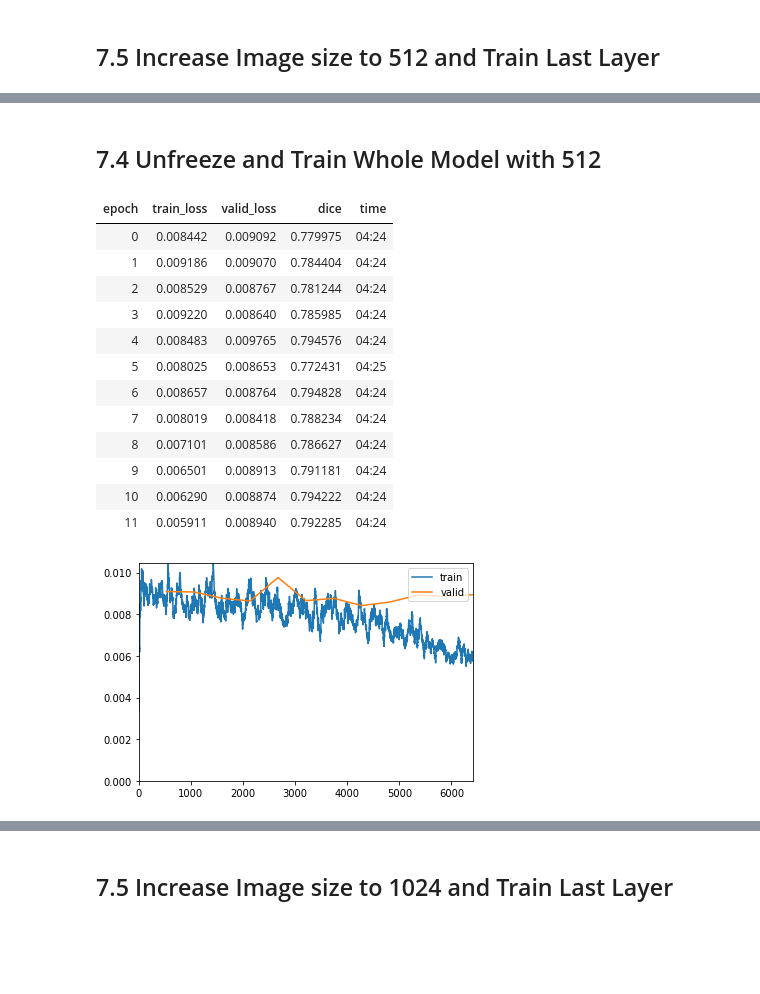
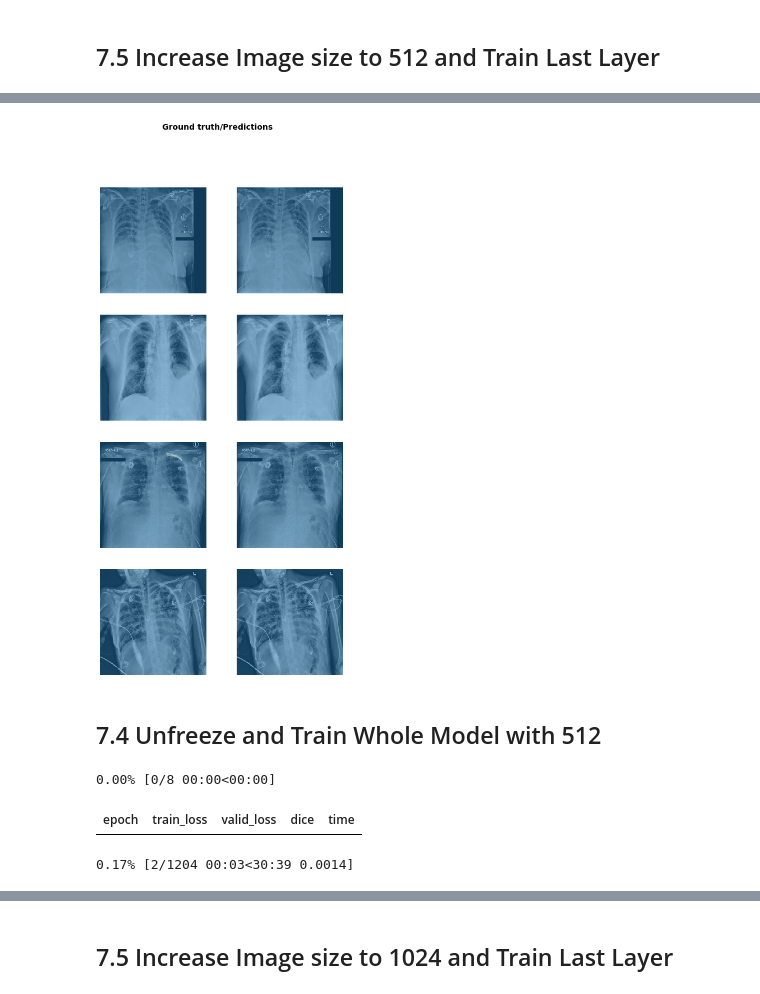
Before and after one commit to gnoparus/bualabs, a Jupyter notebook: nbs/03b-image-segmentation-siim-acr-pneumothorax-segmentation.ipynb, the cells around one changed output, grey strips where cells are left out. Drawn from its saved outputs; the diff is of its cells as text; code cells hidden in the pictures; blank space fills up the shorter version.

```diff
--- a/nbs/03b-image-segmentation-siim-acr-pneumothorax-segmentation.ipynb
+++ b/nbs/03b-image-segmentation-siim-acr-pneumothorax-segmentation.ipynb
@@ -520,7 +563,9 @@ learn.save('03b-unet-resnet34-512-1')
 # %%
 learn.load('03b-unet-resnet34-512-1');
 # %%
-learn.show_results(rows=4, figsize=(7, 16))
+learn.show_results(rows=4, figsize=(8, 16))
+# %% [output]
+[figure, added]
 # %% [markdown]
 ## 7.4 Unfreeze and Train Whole Model with 512
 # %%
@@ -531,22 +576,11 @@ learn.unfreeze()
 # %%
 lr = slice(3e-6, 1e-4)
 # %%
-learn.fit_one_cycle(12, max_lr=lr, wd=1e-3, pct_start=0.7)
+learn.fit_one_cycle(8, max_lr=lr, wd=1e-3, pct_start=0.7)
 # %% [output]
+0.00% [0/8 00:00<00:00]
 | epoch | train_loss | valid_loss | dice | time |
-| 0 | 0.008442 | 0.009092 | 0.779975 | 04:24 |
-| 1 | 0.009186 | 0.009070 | 0.784404 | 04:24 |
-| 2 | 0.008529 | 0.008767 | 0.781244 | 04:24 |
-| 3 | 0.009220 | 0.008640 | 0.785985 | 04:24 |
-| 4 | 0.008483 | 0.009765 | 0.794576 | 04:24 |
-| 5 | 0.008025 | 0.008653 | 0.772431 | 04:25 |
-| 6 | 0.008657 | 0.008764 | 0.794828 | 04:24 |
-| 7 | 0.008019 | 0.008418 | 0.788234 | 04:24 |
-| 8 | 0.007101 | 0.008586 | 0.786627 | 04:24 |
-| 9 | 0.006501 | 0.008913 | 0.791181 | 04:24 |
-| 10 | 0.006290 | 0.008874 | 0.794222 | 04:24 |
-| 11 | 0.005911 | 0.008940 | 0.792285 | 04:24 |
-[figure, removed]
+0.17% [2/1204 00:03<30:39 0.0014]
 # %%
 learn.save('03b-unet-resnet34-512-2')
 # %%
```
Also changed, not shown: parts of 36 cells of this notebook.
